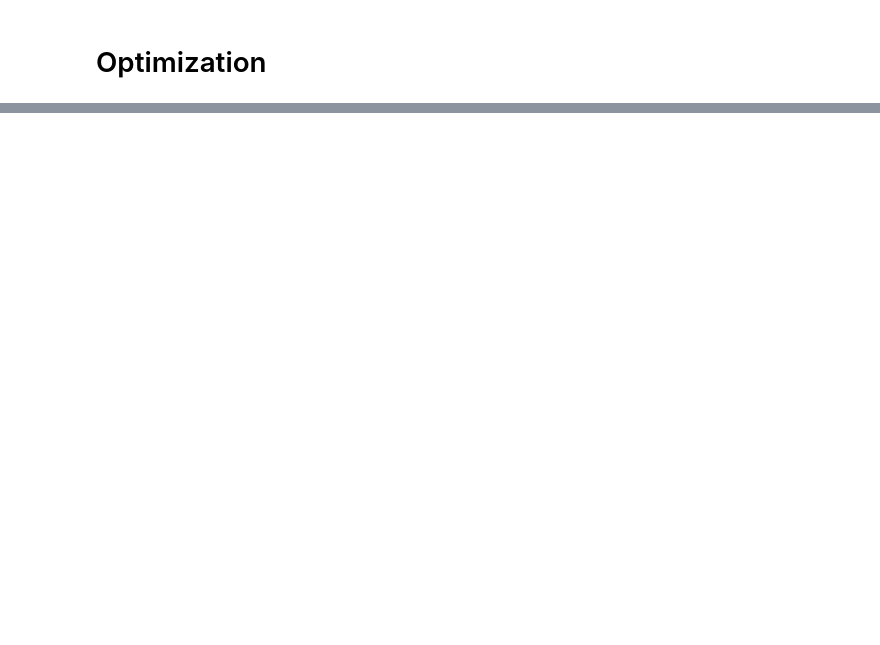
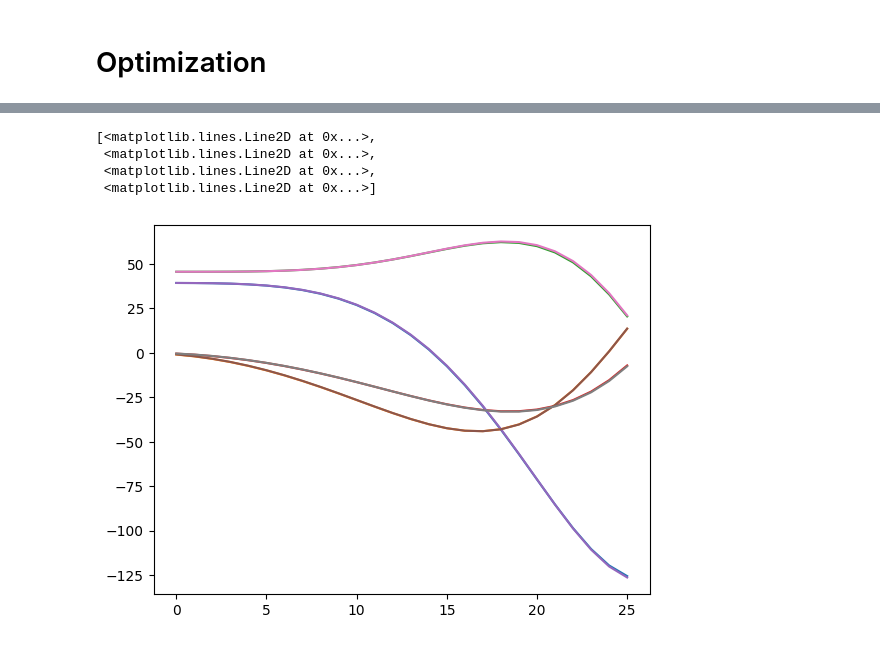
Before and after one commit to balthazarneveu/monocular_pose_and_forces_estimation, a Jupyter notebook: scripts/optimization_demo.ipynb, the cells around one changed output, grey strips where cells are left out. Saved outputs shown, nothing was run; the diff lists cells and outputs as text; code cells hidden in the pictures; blank space fills up the shorter version.

```diff
--- a/scripts/optimization_demo.ipynb
+++ b/scripts/optimization_demo.ipynb
@@ -136,6 +150,8 @@ def get_velocity_acceleration(tq, T, nv, DT):
     return tvq, taq
 # %%
 def get_3D_pose_velocity_acceleration(tq, T, DT):
+    # [p_shoulder_1, p_elbow_1, p_wrist_1, ..., p_shoulder_T, p_elbow_T, p_wrist_T]
+
     tshoulder_p = np.empty((T, 3))
     telbow_p = np.empty((T, 3))
     twrist_p = np.empty((T, 3))
@@ -154,12 +170,16 @@ def get_3D_pose_velocity_acceleration(tq, T, DT):
     telbow_v = (telbow_p[2:] - telbow_p[:-2]) / (2 * DT)
     twrist_v = (twrist_p[2:] - twrist_p[:-2]) / (2 * DT)
 
-
     tshoulder_a = (tshoulder_v[2:] - tshoulder_v[:-2]) / (2 * DT)
     telbow_a = (telbow_v[2:] - telbow_v[:-2]) / (2 * DT)
     twrist_a = (twrist_v[2:] - twrist_v[:-2]) / (2 * DT)
 
-    return np.concatenate((tshoulder_p, telbow_p, twrist_p), axis=1).flatten(), np.concatenate((tshoulder_v, telbow_v, twrist_v, tshoulder_a, telbow_a, twrist_a), axis=0).flatten()
+    data_pos3D = np.concatenate((tshoulder_p, telbow_p, twrist_p), axis=1).flatten()
+    velocity = np.concatenate(
+        (tshoulder_v, telbow_v, twrist_v), axis=0).flatten()
+    acceleration = np.concatenate(
+        (tshoulder_a, telbow_a, twrist_a), axis=0).flatten()
+    return data_pos3D, velocity, acceleration
 # %% [markdown]
 # Cost terms definitions
 # %%
@@ -182,20 +202,22 @@ def full_body_dynamics(tq, tvq, taq, T, nv):
 def objective(var, observed_p, T, debug=False) -> np.ndarray:
     tq, ttauq = process_var(var, T, 5)
     tvq, taq = get_velocity_acceleration(tq, T, 4, DT)
-    tp, tva = get_3D_pose_velocity_acceleration(tq, T, DT)
+    tp, tv, ta = get_3D_pose_velocity_acceleration(tq, T, DT)
     ttau = full_body_dynamics(tq, tvq, taq, T, 4)
 
 
     if debug :
         print("Diff between 3D pose :", np.linalg.norm(observed_p - tp))
-        print("Smooth acceleration and velocity :", np.linalg.norm(tva))
+        print("Smooth velocity :", np.linalg.norm(tv))
+        print("Smooth acceleration :", np.linalg.norm(ta))
         print("Smooth torque :", np.linalg.norm(ttauq))
         print("Dynamics :", np.linalg.norm(ttau - ttauq))
 
     res = np.concatenate([
-        10 * (observed_p - tp),
-        0.1 * tva,
-        0.1 * ttauq,
+        (observed_p - tp),
+        #0.1 * tv,
+        #0.1 * ta,
+        #0.1 * ttauq,
         1000 * (ttau - ttauq),
     ])
 
@@ -254,0 +260,14 @@ np.linalg.norm(objective(initial_optim_var, ground_truth_p, T, True))
+# %%
+tq, ttauq = process_var(sol, T, 5)
+# %%
+vq, va = get_velocity_acceleration(tq, T, 4, DT)
+# %%
+import matplotlib.pyplot as plt
+plt.plot(va)
+plt.plot(np.vstack(rec_ground_truth_aq[2:-2]))
+# %% [output]
+[<matplotlib.lines.Line2D at 0x...>,
+ <matplotlib.lines.Line2D at 0x...>,
+ <matplotlib.lines.Line2D at 0x...>,
+ <matplotlib.lines.Line2D at 0x...>]
+[figure, added]
```
Also changed, not shown: parts of 12 cells of this notebook.
